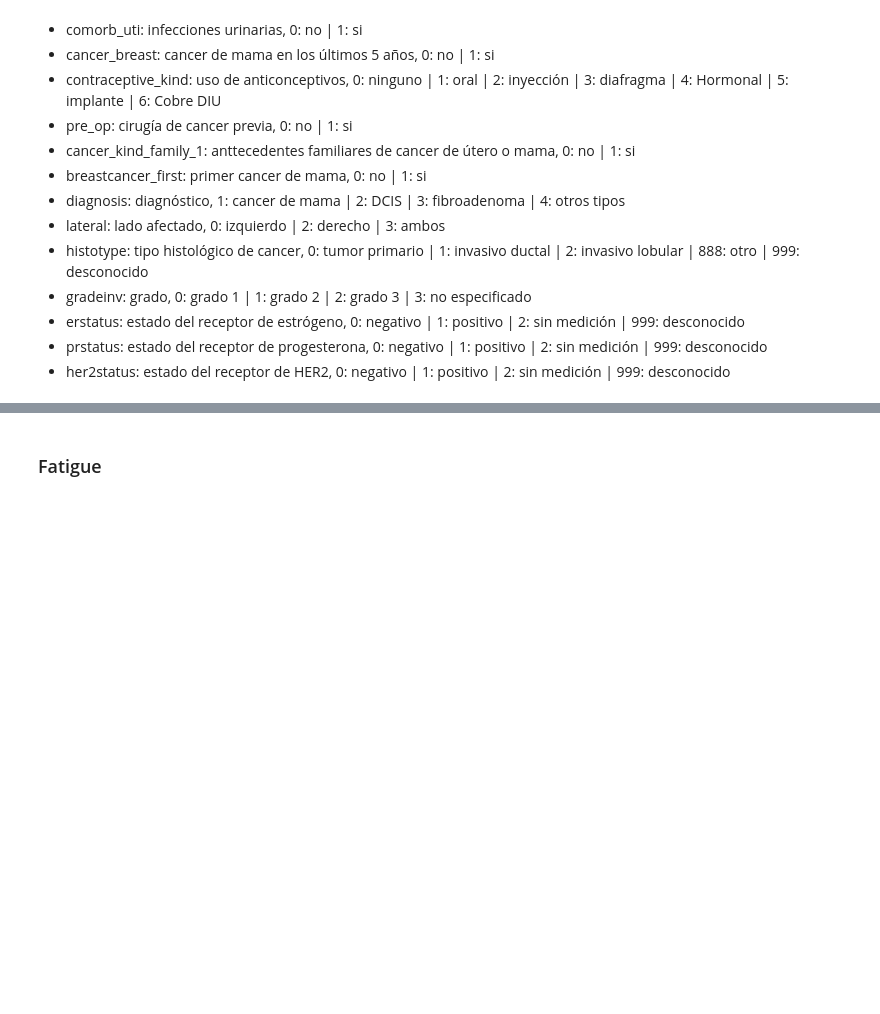
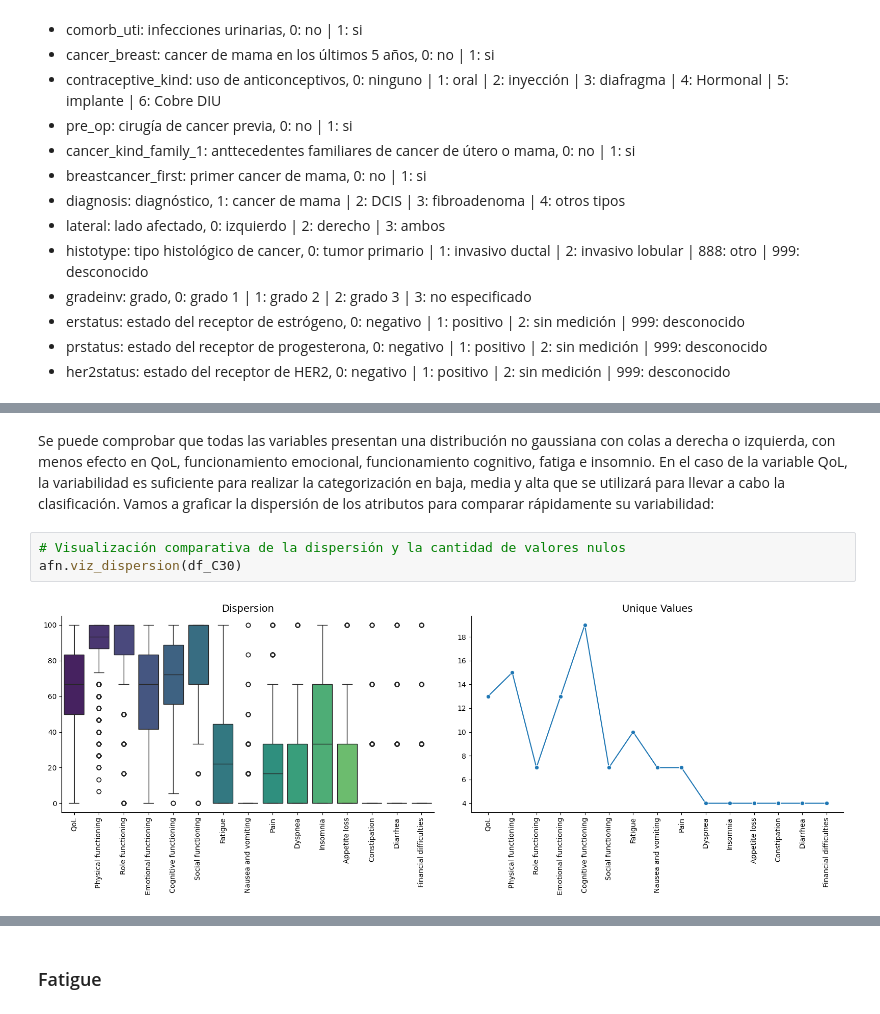
Before and after one commit to ppimas-uoc/TFG---Inteligencia-Artificial, a Jupyter notebook: Fase 2/01_EDA.ipynb, the cells around one changed output, grey strips where cells are left out. Saved outputs shown, nothing was run; the diff lists cells and outputs as text; blank space fills up the shorter version.

```diff
--- a/Fase 2/01_EDA.ipynb
+++ b/Fase 2/01_EDA.ipynb
@@ -484,0 +260,7 @@ df_qlq_C30 = df_qlq_C30.rename(columns= {
+# %% [markdown]
+Se puede comprobar que todas las variables presentan una distribución no gaussiana con colas a derecha o izquierda, con menos efecto en QoL, funcionamiento emocional, funcionamiento cognitivo, fatiga e insomnio. En el caso de la variable QoL, la variabilidad es suficiente para realizar la categorización en baja, media y alta que se utilizará para llevar a cabo la clasificación. Vamos a graficar la dispersión de los atributos para comparar rápidamente su variabilidad:
+# %%
+# Visualización comparativa de la dispersión y la cantidad de valores nulos
+afn.viz_dispersion(df_C30)
+# %% [output]
+[figure, added]
```
Also changed, not shown: parts of 118 cells of this notebook, 4 other files.
